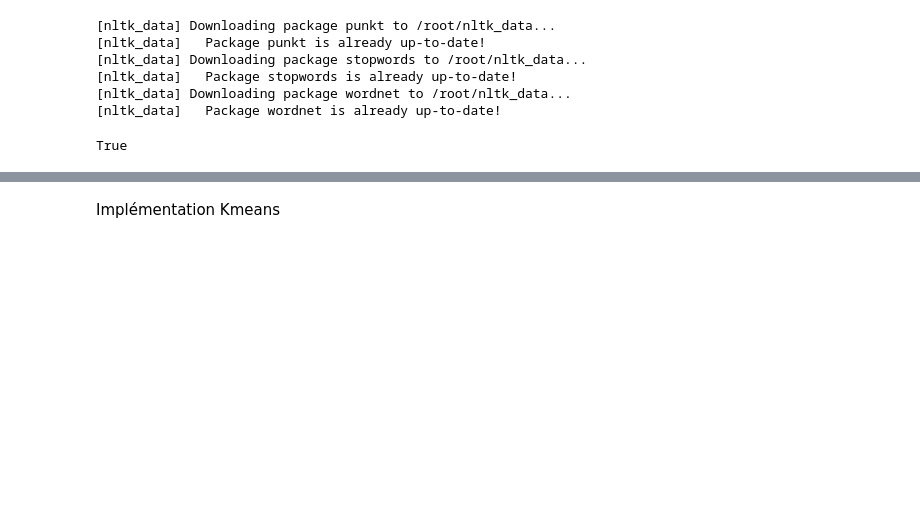
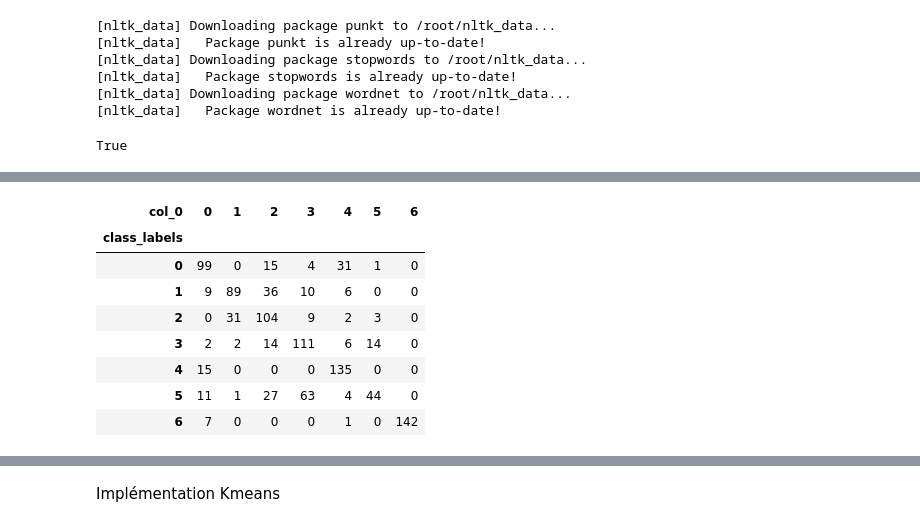
Before and after one commit to JeongJeong-code/P6_market_place, a Jupyter notebook: text_image_classification.ipynb, the cells around one changed output, grey strips where cells are left out. Drawn from its saved outputs; the diff is of its cells as text; code cells hidden in the pictures; blank space fills up the shorter version.

```diff
--- a/text_image_classification.ipynb
+++ b/text_image_classification.ipynb
@@ -254,3 +274,3 @@ array([0.58602151, 0.66129032, 0.69189189, 0.71891892, 0.64324324])
 # %%
 labels_=gb.fit(X_tsne,y_train).predict(X_tsne)
-pd.Series(labels_).nunique()
+gb_labels = pd.Series(labels_)
@@ -270,3 +288,15 @@ plt.scatter(pd_result[0], pd_result[1], c=pd_result[2], cmap='Set1')
+# %%
+pd.crosstab(y_train,gb_labels)
+# %% [output]
+| col_0 | 0 | 1 | 2 | 3 | 4 | 5 | 6 |
+| class_labels |  |  |  |  |  |  |  |
+| 0 | 99 | 0 | 15 | 4 | 31 | 1 | 0 |
+| 1 | 9 | 89 | 36 | 10 | 6 | 0 | 0 |
+| 2 | 0 | 31 | 104 | 9 | 2 | 3 | 0 |
+| 3 | 2 | 2 | 14 | 111 | 6 | 14 | 0 |
+| 4 | 15 | 0 | 0 | 0 | 135 | 0 | 0 |
+| 5 | 11 | 1 | 27 | 63 | 4 | 44 | 0 |
+| 6 | 7 | 0 | 0 | 0 | 1 | 0 | 142 |
 # %%
 from sklearn.feature_extraction.text import TfidfVectorizer
 
```
Also changed, not shown: parts of 31 cells of this notebook.
